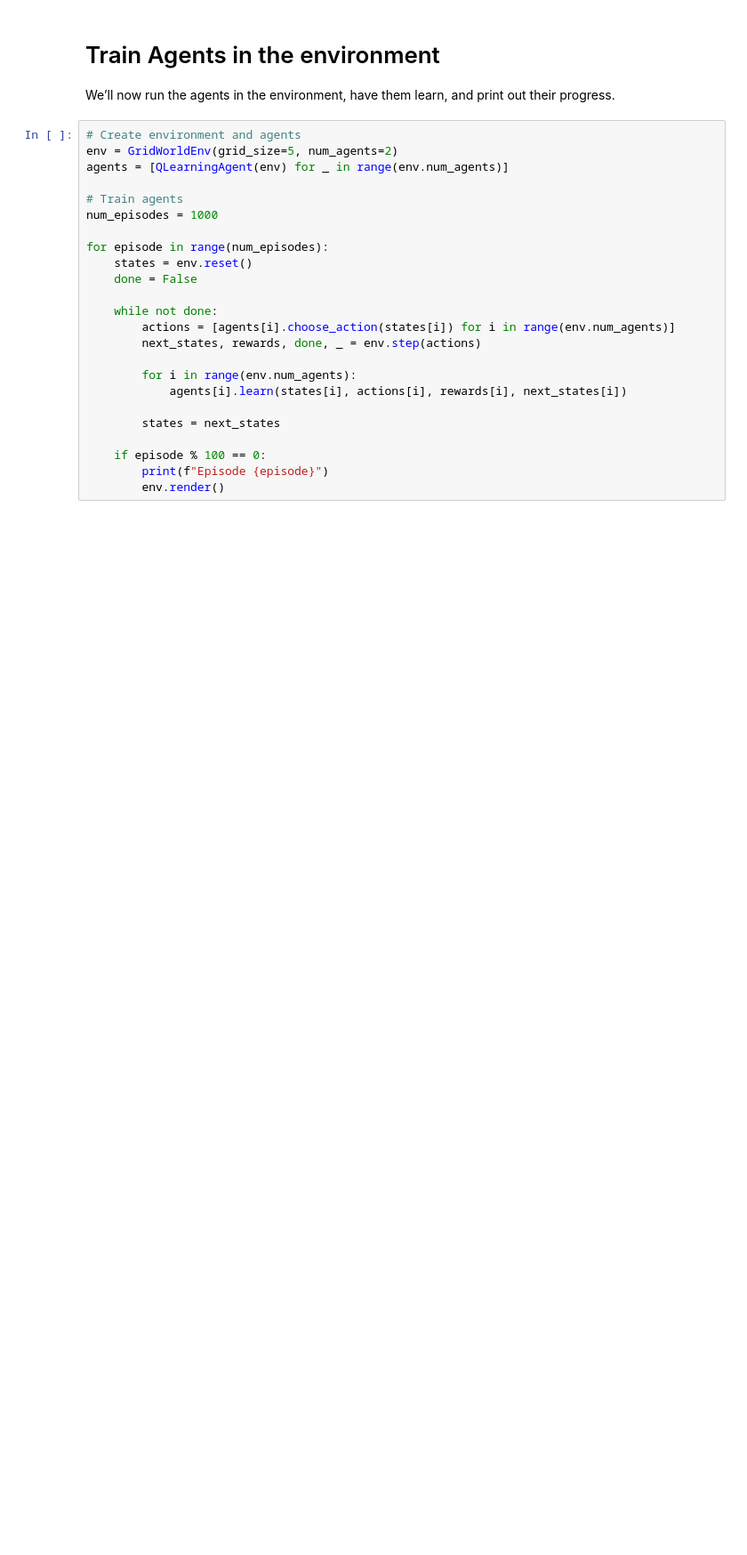
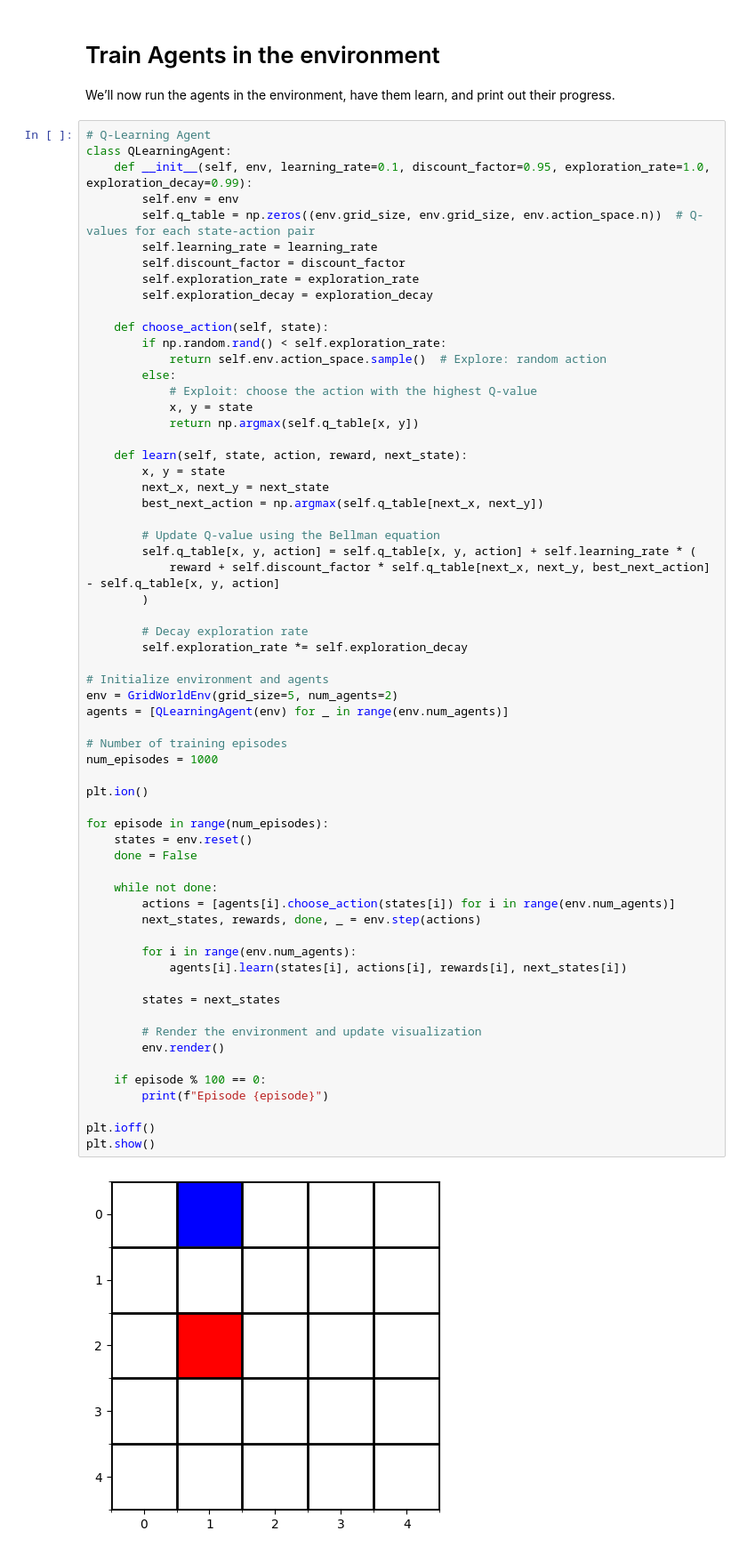
Before and after one commit to jefftrojan/SIMPLEx-MARL, a Jupyter notebook: simplexMARL.ipynb, the cells around one changed output. Shown at 89% size. Saved outputs shown, nothing was run; the diff lists cells and outputs as text; blank space fills up the shorter version.

```diff
--- a/simplexMARL.ipynb
+++ b/simplexMARL.ipynb
@@ -124,26 +156,66 @@ class QLearningAgent:
 
 We’ll now run the agents in the environment, have them learn, and print out their progress.
 # %%
-# Create environment and agents
+# Q-Learning Agent
+class QLearningAgent:
+    def __init__(self, env, learning_rate=0.1, discount_factor=0.95, exploration_rate=1.0, exploration_decay=0.99):
+        self.env = env
+        self.q_table = np.zeros((env.grid_size, env.grid_size, env.action_space.n))  # Q-values for each state-action pair
+        self.learning_rate = learning_rate
+        self.discount_factor = discount_factor
+        self.exploration_rate = exploration_rate
+        self.exploration_decay = exploration_decay
+
+    def choose_action(self, state):
+        if np.random.rand() < self.exploration_rate:
+            return self.env.action_space.sample()  # Explore: random action
+        else:
+            # Exploit: choose the action with the highest Q-value
+            x, y = state
+            return np.argmax(self.q_table[x, y])
+
+    def learn(self, state, action, reward, next_state):
+        x, y = state
+        next_x, next_y = next_state
+        best_next_action = np.argmax(self.q_table[next_x, next_y])
+
+        # Update Q-value using the Bellman equation
+        self.q_table[x, y, action] = self.q_table[x, y, action] + self.learning_rate * (
+            reward + self.discount_factor * self.q_table[next_x, next_y, best_next_action] - self.q_table[x, y, action]
+        )
+
+        # Decay exploration rate
+        self.exploration_rate *= self.exploration_decay
+
+# Initialize environment and agents
 env = GridWorldEnv(grid_size=5, num_agents=2)
 agents = [QLearningAgent(env) for _ in range(env.num_agents)]
 
-# Train agents
+# Number of training episodes
 num_episodes = 1000
+
+plt.ion()
 
 for episode in range(num_episodes):
     states = env.reset()
     done = False
 
     while not done:
         actions = [agents[i].choose_action(states[i]) for i in range(env.num_agents)]
         next_states, rewards, done, _ = env.step(actions)
 
         for i in range(env.num_agents):
             agents[i].learn(states[i], actions[i], rewards[i], next_states[i])
 
         states = next_states
 
+        # Render the environment and update visualization
+        env.render()
+
     if episode % 100 == 0:
         print(f"Episode {episode}")
-        env.render()
+
+plt.ioff()
+plt.show()
+# %% [output]
+[figure, added]
```
Also changed, not shown: parts of 3 cells of this notebook.
